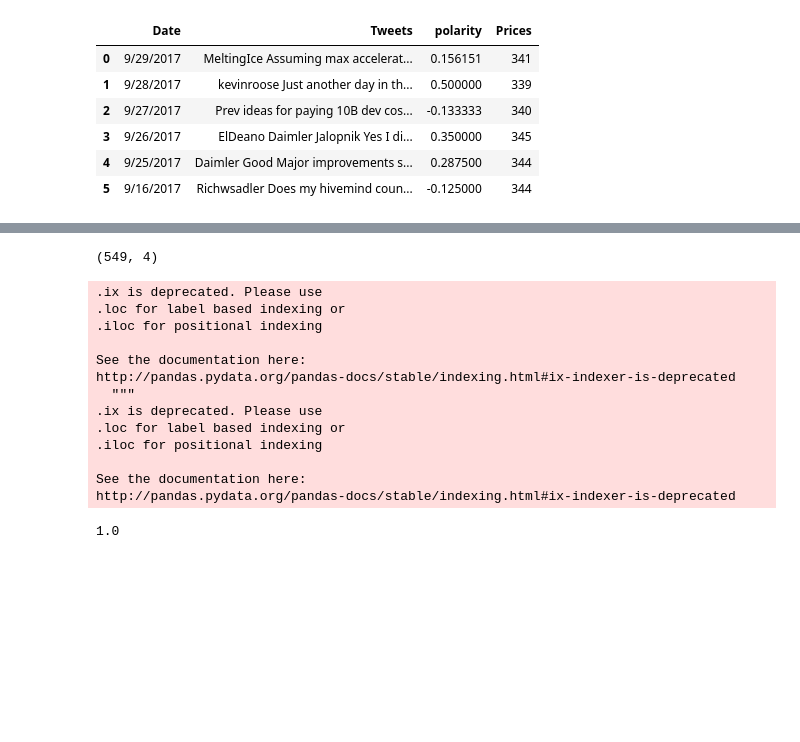
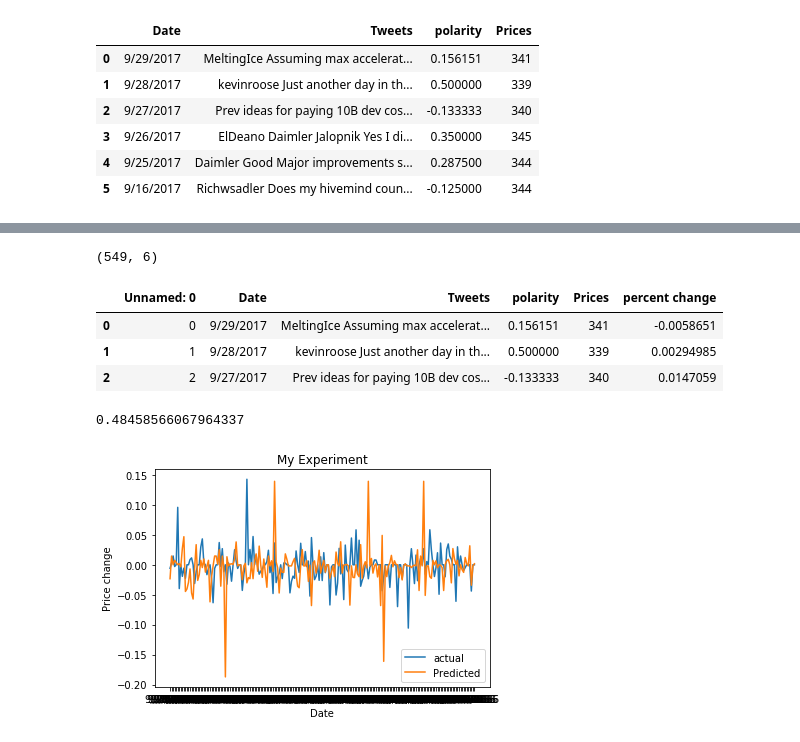
Before and after one commit to nagarkamakshi/CS545ML, a Jupyter notebook: twitter_tesla_olddata.ipynb, the cells around one changed output, grey strips where cells are left out. Saved outputs shown, nothing was run; the diff lists cells and outputs as text; code cells hidden in the pictures; blank space fills up the shorter version.

```diff
--- a/twitter_tesla_olddata.ipynb
+++ b/twitter_tesla_olddata.ipynb
@@ -157,0 +175,8 @@ dtype: object
+# %%
+"""Adding Percent change column in the dataset"""
+ccdata['percent change'] = 0.0000
+for i in range(0,len(ccdata)-1):
+    ccdata.at[i,'percent change']=float((ccdata.Prices.iloc[i+1]-ccdata.Prices.iloc[i])/ccdata.Prices.iloc[i])
+
+#ccdata['percent change'] = ccdata['percent change'].apply(np.float)
+ccdata.dtypes
@@ -158,27 +191,42 @@ dtype: object
 # %%
 ccdata.shape
 # %% [output]
-(549, 4)
+(549, 6)
 # %%
 ccdata.to_csv("Tesla_tweets_with_stocks_old.csv")
+# %%
+ccdata.head(3)
+# %% [output]
+|  | Unnamed: 0 | Date | Tweets | polarity | Prices | percent change |
+| 0 | 0 | 9/29/2017 | MeltingIce Assuming max accelerat... | 0.156151 | 341 | -0.0058651 |
+| 1 | 1 | 9/28/2017 | kevinroose Just another day in th... | 0.500000 | 339 | 0.00294985 |
+| 2 | 2 | 9/27/2017 | Prev ideas for paying 10B dev cos... | -0.133333 | 340 | 0.0147059 |
 # %%
-test1 = ccdata.iloc[0:100]
-train1 = ccdata.iloc[100:549]
+"""Parttion the data in train and test
+Train the model with past four years data
+and predict the price change for next years"""
+
+test1 = ccdata.iloc[0:199]
+train1 = ccdata.iloc[200:549]
 
 train = train1.to_numpy()
 test = test1.to_numpy()
 
-X_train= np.asarray([x[-2] for x in train])
+X_train= np.array([x[-3] for x in train])
 y_train = np.array([x[-1] for x in train])
 
-X_test= np.array([x[-2] for x in test])
+X_test= np.array([x[-3] for x in test])
 y_test = np.array([x[-1] for x in test])
 #y= np.array(ccdata['Prices'].values).astype(float)
 #(X_train,X_test,y_train,y_test) = train_test_split(X, y, test_size=0.2, random_state=0)
 # %%
+"""1 Random Forest Learner"""
+
 rf = RandomForestRegressor()
 
 rf.fit(X_train.reshape(-1,1), y_train)
 prediction, bias, contributions = ti.predict(rf, X_test.reshape(-1,1))
 rf.predict(X_test.reshape(-1,1))
 rf.score(X_train.reshape(-1,1),y_train)
+# %% [output]
+0.48458566067964337
@@ -185,30 +235,11 @@ rf.score(X_train.reshape(-1,1),y_train)
 # %%
-date_test = np.array([x[0] for x in test])
-plt.plot(date_test,y_test, label="actual Prices")
-plt.plot(date_test,prediction, label="Predicted Prices")
+date_test = np.array([x[1] for x in test])
+plt.plot(date_test,y_test, label="actual")
+plt.plot(date_test,prediction, label="Predicted")
 plt.xlabel('Date')
-plt.ylabel('Price')
+plt.ylabel('Price change')
 plt.title('My Experiment')
 plt.legend()
 plt.show()
+# %% [output]
+[figure, added]
-# %%
-train_data_start = '01/01/2012'
-train_data_end = '12/31/2016'
-test_data_start = '01/01/2017'
-test_data_end = '12/31/2017'
-train = ccdata.ix[train_data_start : train_data_end]
-test = ccdata.ix[test_data_start:test_data_end]
-# %% [output]
-.ix is deprecated. Please use
-.loc for label based indexing or
-.iloc for positional indexing
-
-See the documentation here:
-http://pandas.pydata.org/pandas-docs/stable/indexing.html#ix-indexer-is-deprecated
-  """
-.ix is deprecated. Please use
-.loc for label based indexing or
-.iloc for positional indexing
-
-See the documentation here:
-http://pandas.pydata.org/pandas-docs/stable/indexing.html#ix-indexer-is-deprecated
@@ -230,9 +245,0 @@ y_test = pd.DataFrame(test['Prices'])
-# %%
-rf = RandomForestRegressor()
-rf.fit(numpy_dataframe_train, train['Prices'])
-prediction=rf.predict(numpy_dataframe_test)
-%matplotlib inline
-print(rf.score(numpy_dataframe_test, test['Prices']))
-idx = pd.date_range(test_data_start, test_data_end)
-# %% [output]
-1.0
```
Also changed, not shown: parts of 19 cells of this notebook.
